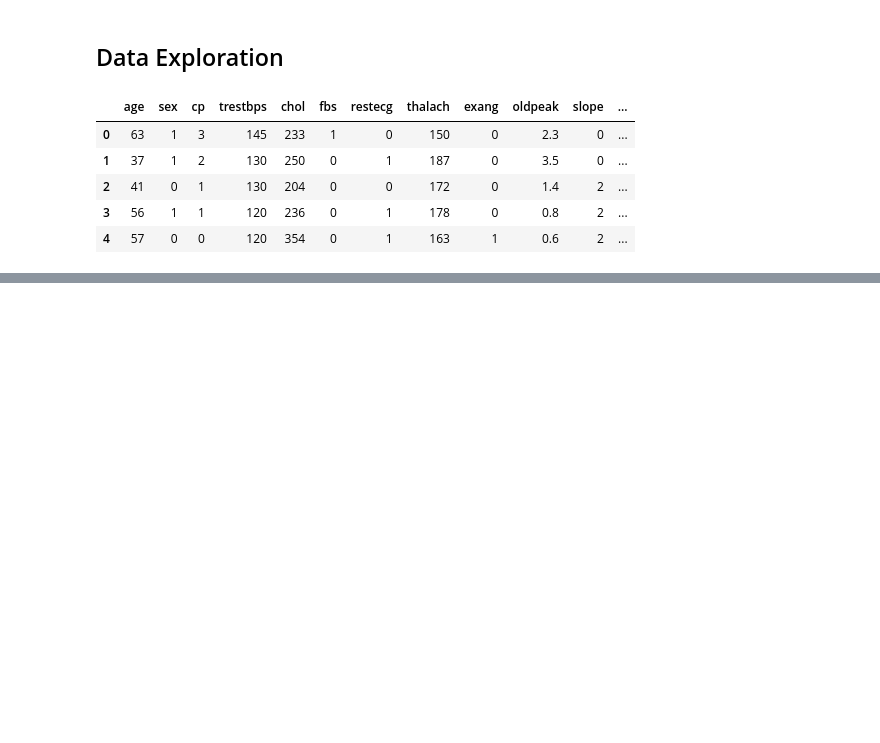
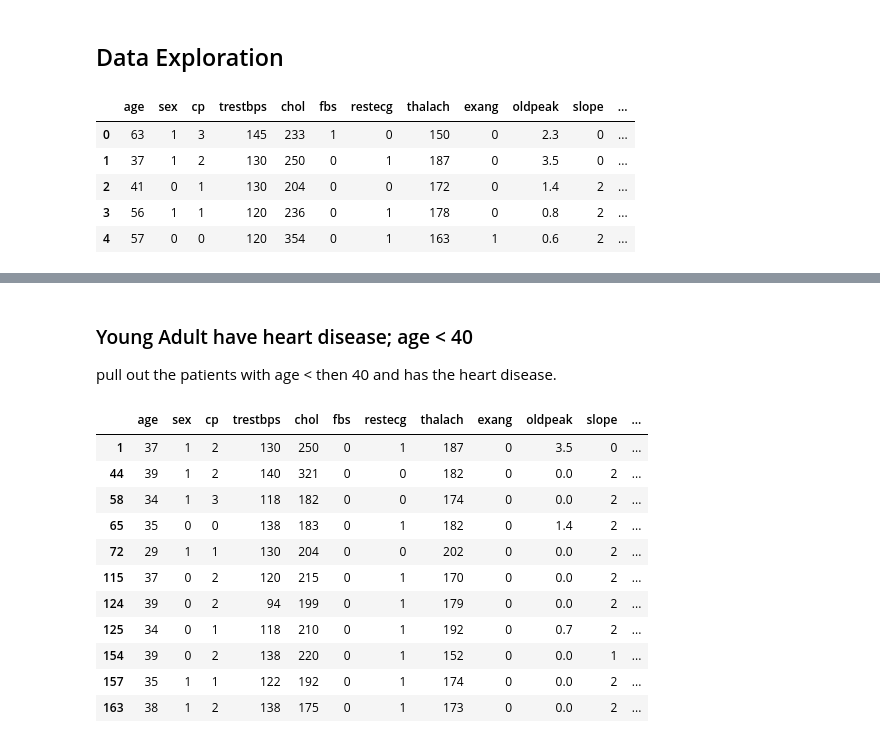
Before and after one commit to AkshilShah21/heart-disease-project, a Jupyter notebook: heart_disease.ipynb, the cells around one changed output, grey strips where cells are left out. Saved outputs shown, nothing was run; the diff lists cells and outputs as text; code cells hidden in the pictures; blank space fills up the shorter version.

```diff
--- a/heart_disease.ipynb
+++ b/heart_disease.ipynb
@@ -58,0 +147,18 @@ data.head()
+# %% [markdown]
+### Young Adult have heart disease; age < 40
+pull out the patients with age < then 40 and has the heart disease.
+# %%
+data.query('target == 1 and age < 40')
+# %% [output]
+|  | age | sex | cp | trestbps | chol | fbs | restecg | thalach | exang | oldpeak | slope | ... |
+| 1 | 37 | 1 | 2 | 130 | 250 | 0 | 1 | 187 | 0 | 3.5 | 0 | ... |
+| 44 | 39 | 1 | 2 | 140 | 321 | 0 | 0 | 182 | 0 | 0.0 | 2 | ... |
+| 58 | 34 | 1 | 3 | 118 | 182 | 0 | 0 | 174 | 0 | 0.0 | 2 | ... |
+| 65 | 35 | 0 | 0 | 138 | 183 | 0 | 1 | 182 | 0 | 1.4 | 2 | ... |
+| 72 | 29 | 1 | 1 | 130 | 204 | 0 | 0 | 202 | 0 | 0.0 | 2 | ... |
+| 115 | 37 | 0 | 2 | 120 | 215 | 0 | 1 | 170 | 0 | 0.0 | 2 | ... |
+| 124 | 39 | 0 | 2 | 94 | 199 | 0 | 1 | 179 | 0 | 0.0 | 2 | ... |
+| 125 | 34 | 0 | 1 | 118 | 210 | 0 | 1 | 192 | 0 | 0.7 | 2 | ... |
+| 154 | 39 | 0 | 2 | 138 | 220 | 0 | 1 | 152 | 0 | 0.0 | 1 | ... |
+| 157 | 35 | 1 | 1 | 122 | 192 | 0 | 1 | 174 | 0 | 0.0 | 2 | ... |
+| 163 | 38 | 1 | 2 | 138 | 175 | 0 | 1 | 173 | 0 | 0.0 | 2 | ... |
```
Also changed, not shown: parts of 19 cells of this notebook.
